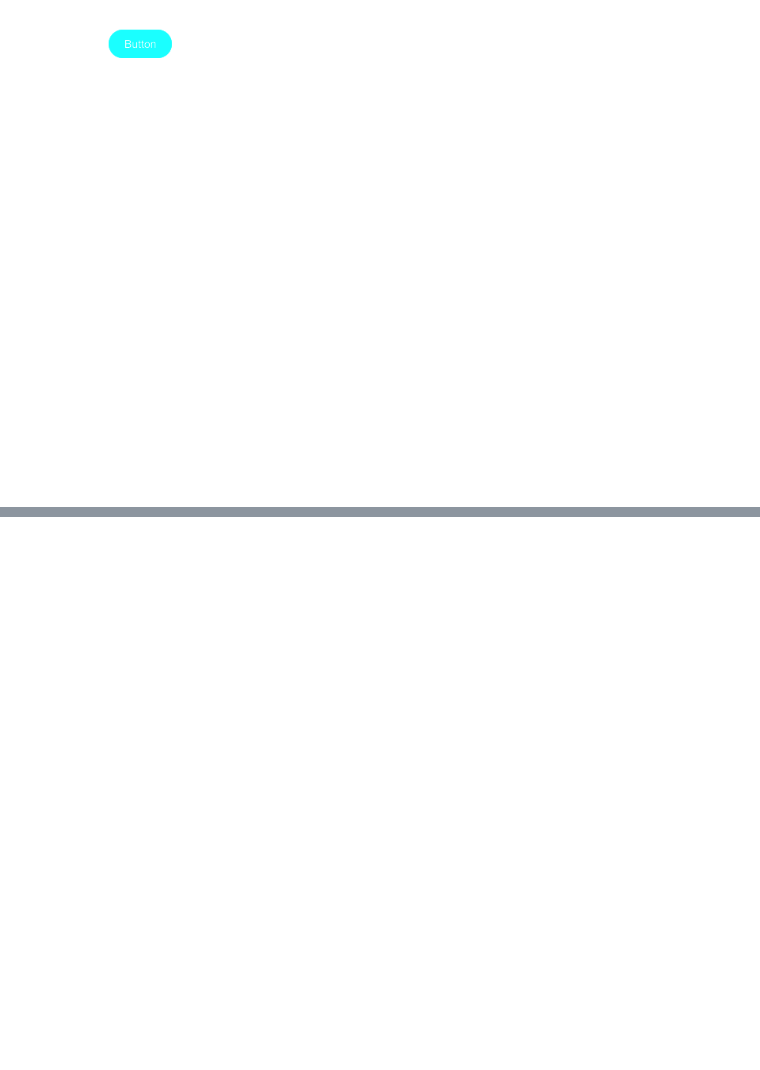
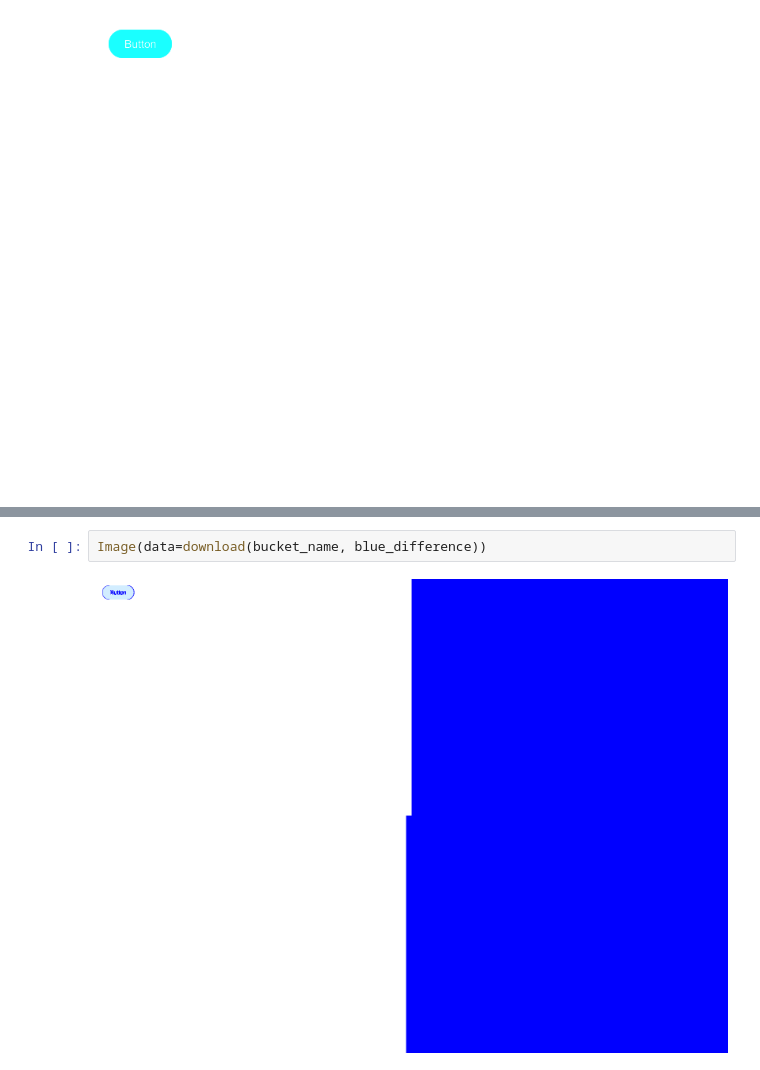
Before and after one commit to engi-network/same-story-api, a Jupyter notebook: nbs/SNS-SQS.ipynb, the cells around one changed output, grey strips where cells are left out. Cells and saved outputs as stored; diff of their text form; blank space fills up the shorter version.

```diff
--- a/nbs/SNS-SQS.ipynb
+++ b/nbs/SNS-SQS.ipynb
@@ -401,0 +402,4 @@ Image(data=download(bucket_name, blue_difference))
+# %%
+Image(data=download(bucket_name, blue_difference))
+# %% [output]
+[figure, added]
```
Also changed, not shown: parts of 1 cell of this notebook, 4 other files.
